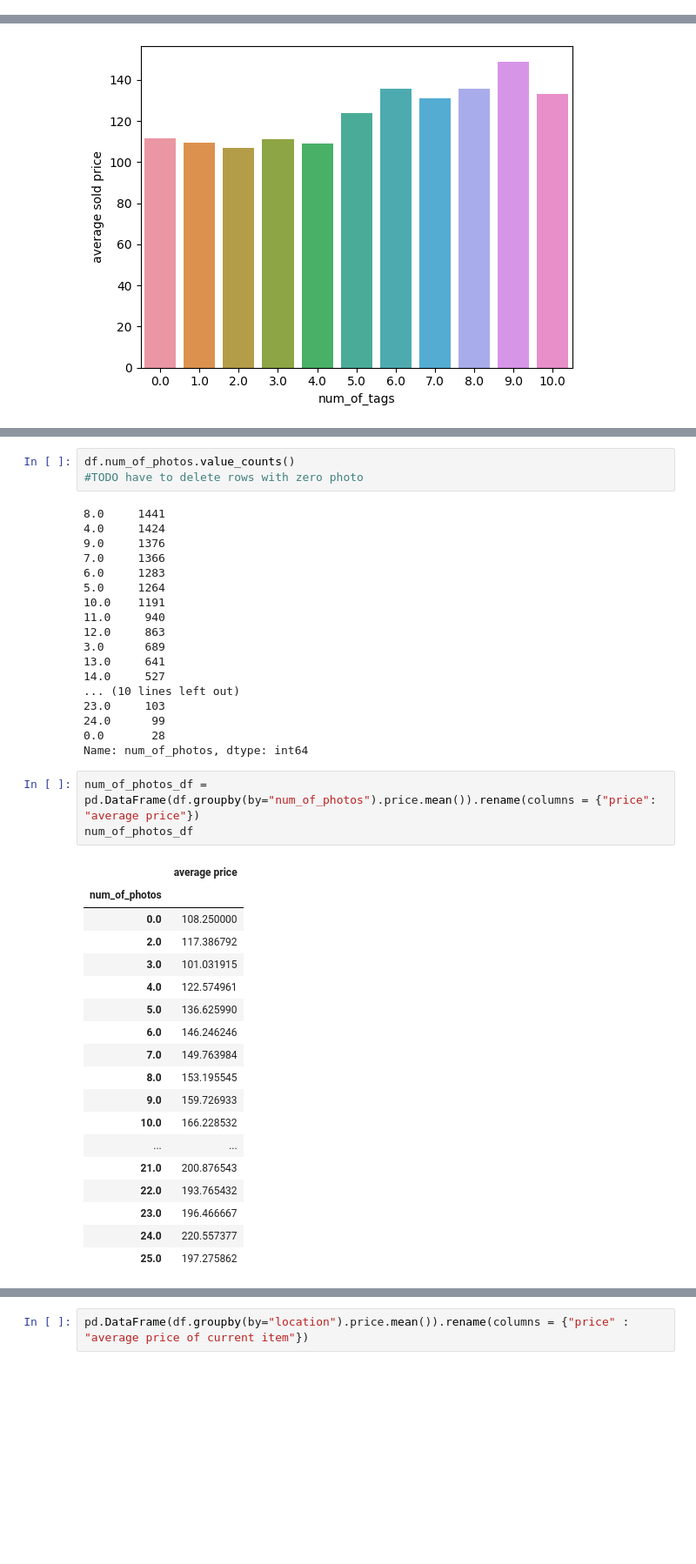
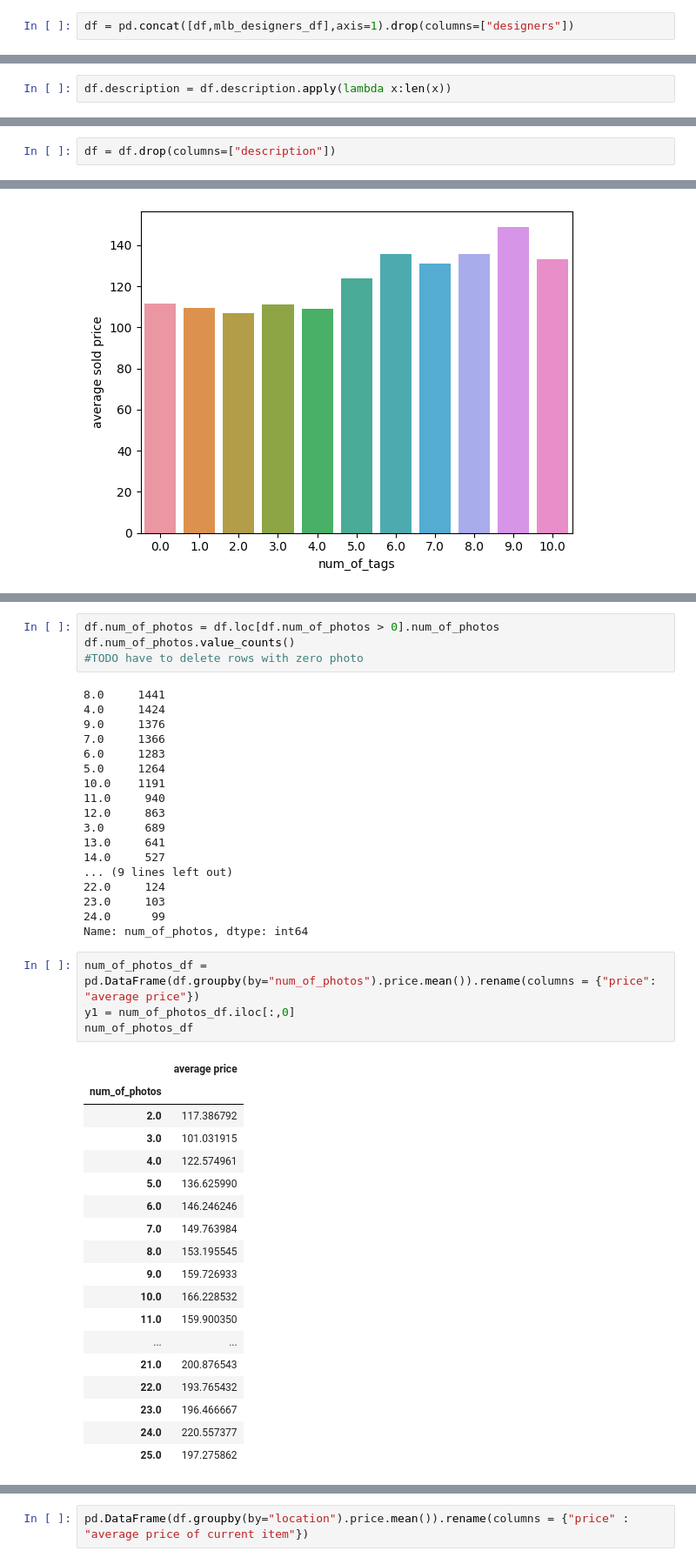
Before and after one commit to kgudalewski/grailed_sales_analysis, a Jupyter notebook: Grailed_data_initial_analysis.ipynb, the cells around one changed output, grey strips where cells are left out. Shown at 87% size. Cells and saved outputs as stored; diff of their text form; blank space fills up the shorter version.

```diff
--- a/Grailed_data_initial_analysis.ipynb
+++ b/Grailed_data_initial_analysis.ipynb
@@ -167,0 +310,2 @@ measurements issue
+# %%
+df = pd.concat([df,mlb_designers_df],axis=1).drop(columns=["designers"])
@@ -167,0 +348,2 @@ measurements issue
+# %%
+df.description = df.description.apply(lambda x:len(x))
@@ -167,0 +379,2 @@ measurements issue
+# %%
+df = df.drop(columns=["description"])
@@ -230,4 +451,5 @@ num_of_photo issue
 # %%
+df.num_of_photos = df.loc[df.num_of_photos > 0].num_of_photos
 df.num_of_photos.value_counts()
 #TODO have to delete rows with zero photo
 # %% [output]
@@ -243,18 +465,18 @@ df.num_of_photos.value_counts()
 3.0      689
 13.0     641
 14.0     527
-... (10 lines left out)
+... (9 lines left out)
+22.0     124
 23.0     103
 24.0      99
-0.0       28
 Name: num_of_photos, dtype: int64
 # %%
 num_of_photos_df = pd.DataFrame(df.groupby(by="num_of_photos").price.mean()).rename(columns = {"price": "average price"})
+y1 = num_of_photos_df.iloc[:,0]
 num_of_photos_df
 # %% [output]
 |  | average price |
 | num_of_photos |  |
-| 0.0 | 108.250000 |
 | 2.0 | 117.386792 |
 | 3.0 | 101.031915 |
 | 4.0 | 122.574961 |
@@ -264,6 +486,7 @@ num_of_photos_df
 | 8.0 | 153.195545 |
 | 9.0 | 159.726933 |
 | 10.0 | 166.228532 |
+| 11.0 | 159.900350 |
 | ... | ... |
 | 21.0 | 200.876543 |
 | 22.0 | 193.765432 |
```
Also changed, not shown: parts of 98 cells of this notebook.
